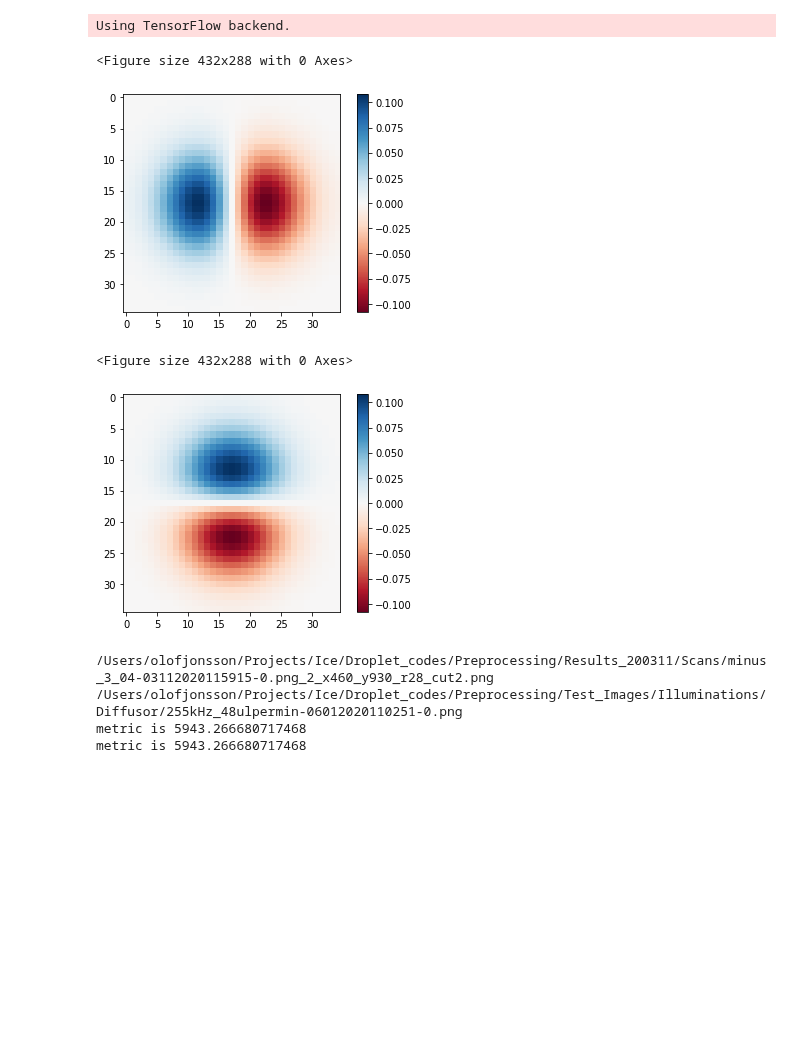
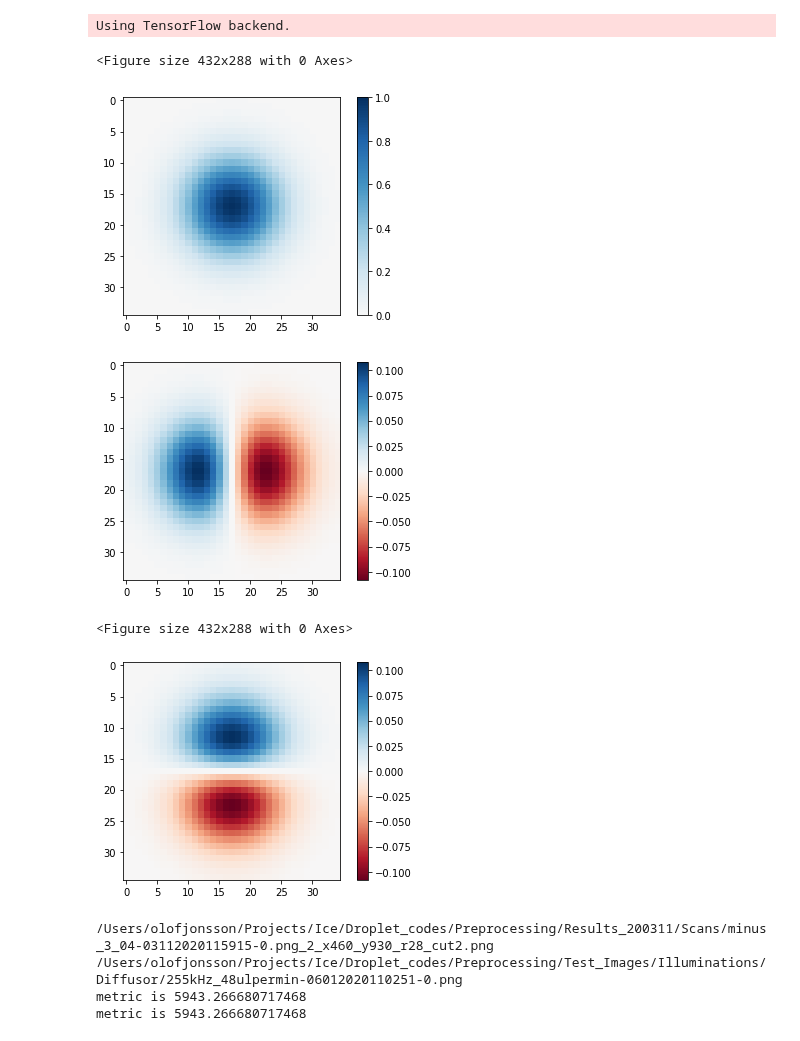
Before and after one commit to Niloo1371/Finding_droplets, a Jupyter notebook: Preprocessing/Focus_metric.ipynb, the cells around one changed output. Cells and saved outputs as stored; diff of their text form; code cells hidden in the pictures; blank space fills up the shorter version.

```diff
--- a/Preprocessing/Focus_metric.ipynb
+++ b/Preprocessing/Focus_metric.ipynb
@@ -112,26 +112,31 @@ if check_function_forwarding:
 # %%
 show_kernels = True
 if show_kernels:
     plt.figure()
     kernel_2d, sigma, cutoff = kernel_from_d(d_um=2.2)
     g_gradient_x = np.gradient(kernel_2d, axis=1)
+
+    plt.figure()
+    ax = plt.gca()
+    plot_kernel_nice(kernel_2d, ax)
 
     plt.figure()
     ax = plt.gca()
     plot_kernel_nice(g_gradient_x, ax)
 
     plt.figure()
     kernel_2d, sigma, cutoff = kernel_from_d()
     g_gradient_y = np.gradient(kernel_2d, axis=0)
 
     plt.figure()
     ax = plt.gca()
     plot_kernel_nice(g_gradient_y, ax)
 # %% [output]
 <Figure size 432x288 with 0 Axes>
-[figure, old version]
+[figure, new version]
+[figure, new version]
 <Figure size 432x288 with 0 Axes>
-[figure, old version]
+[figure, added]
 # %%
 test_kernels = True
 if test_kernels:
```
Also changed, not shown: parts of 1 cell of this notebook, 4 other files.
